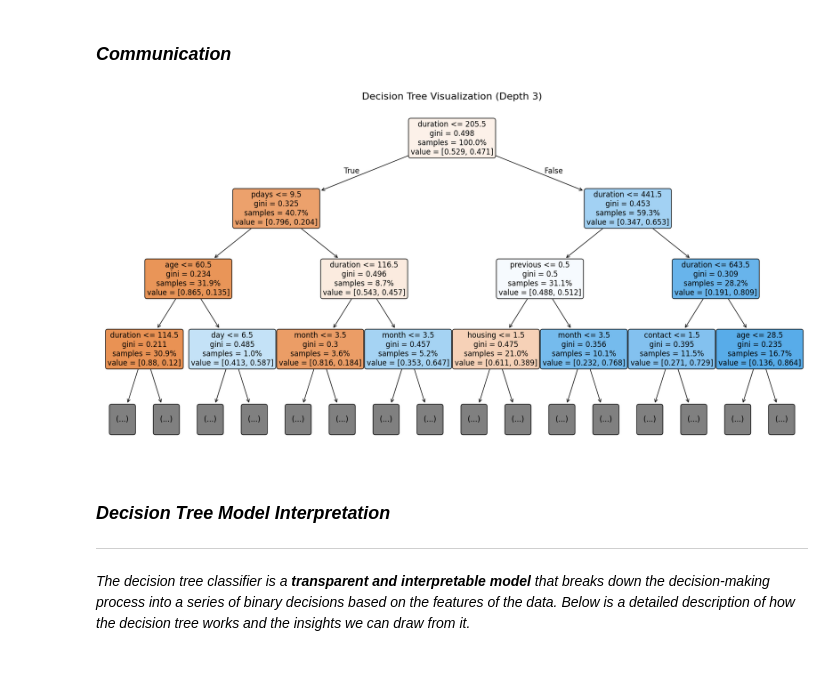
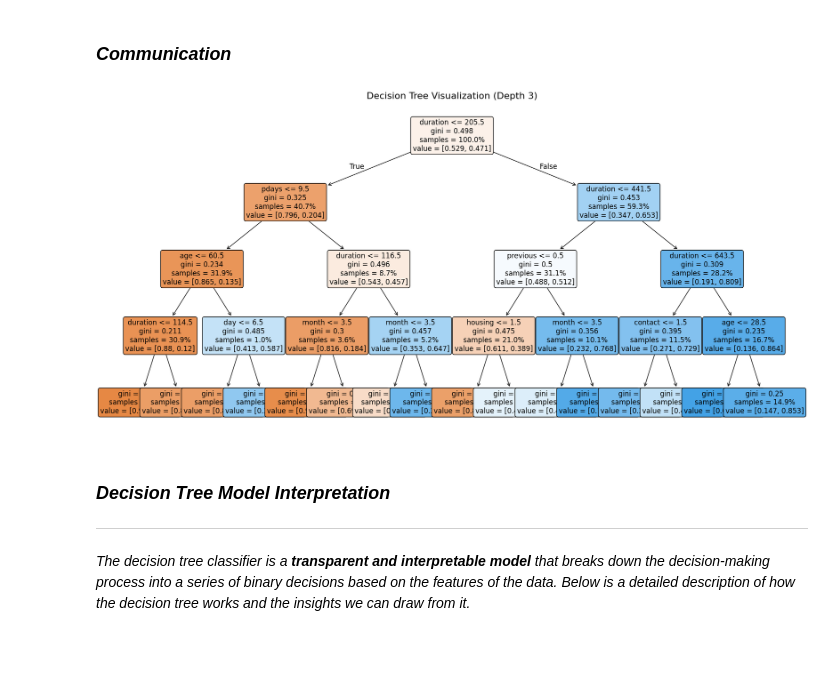
Before and after one commit to SnitTeshome/PRODIGY_DS_03, a Jupyter notebook: Task_03.ipynb, the cells around one changed output. Saved outputs shown, nothing was run; the diff lists cells and outputs as text; code cells hidden in the pictures.

```diff
--- a/Task_03.ipynb
+++ b/Task_03.ipynb
@@ -630,29 +632,29 @@ Validation Accuracy: 0.79
 # %%
 # Create a larger figure
 fig, ax = plt.subplots(figsize=(20, 10))
 
 # Plot tree
 plot_tree(
     decision_tree=model.named_steps["decisiontreeclassifier"],
     feature_names=X_train.columns.to_list(),
     filled=True,  # Color leaf with class
     rounded=True,  # Round leaf edges
     proportion=True,  # Display proportion of classes in leaf
-    max_depth=3,  # Only display first 4 levels
+    max_depth=4,  # Only display first 4 levels
     fontsize=12,  # Enlarge font
     ax=ax  # Place in figure axis
 )
 
 # Set the title for the plot
 ax.set_title("Decision Tree Visualization (Depth 3)", fontsize=16)
 
 # Adjust layout to add some spacing
 plt.subplots_adjust(left=0.1, right=0.9, top=0.9, bottom=0.1)
 
 # Show the plot
 plt.show()
 # %% [output]
-[figure, old version]
+[figure, new version]
 # %% [markdown]
 ### *Decision Tree Model Interpretation*
 
```
Also changed, not shown: parts of 2 cells of this notebook.
